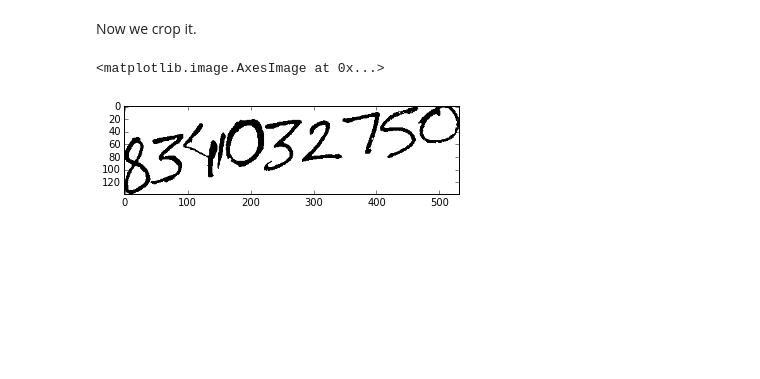
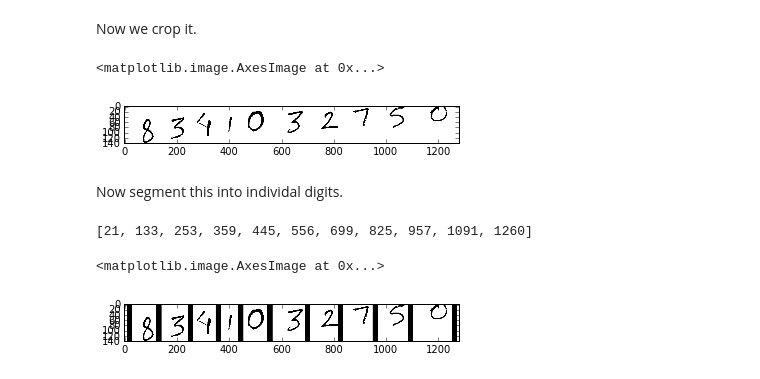
Before and after one commit to niraj-dudani/mnist-multiple-digits, a Jupyter notebook: code_snippets/digits-image-preprocessing-bounding-box.ipynb, the cells around one changed output. Saved outputs shown, nothing was run; the diff lists cells and outputs as text; code cells hidden in the pictures; blank space fills up the shorter version.

Commit message:
Extended jupyter notebook code snippets to segment cropped image into individual digits.

```diff
--- a/code_snippets/digits-image-preprocessing-bounding-box.ipynb
+++ b/code_snippets/digits-image-preprocessing-bounding-box.ipynb
@@ -61,8 +64,10 @@ plt.title('Thresholded image')
 # %% [markdown]
 Now we crop it.
 # %%
-I_cropped = I_thresholded[(1-I_thresholded).sum(axis=1)>0,:][:,(1-I_thresholded).sum(axis=0)>0]
+I_cropped = I_thresholded[(1-I_thresholded).sum(axis=1)>0,:]#[:,(1-I_thresholded).sum(axis=0)>0]
 plt.imshow(I_cropped, cmap='gray')
 # %% [output]
 <matplotlib.image.AxesImage at 0x...>
-[figure, old version]
+[figure, new version]
+# %% [markdown]
+Now segment this into individal digits.
@@ -68,0 +77,16 @@ plt.imshow(I_cropped, cmap='gray')
+# %%
+intensities_horz = I_cropped.sum(axis=0)
+# plt.plot(intensities_horz)
+peak_locs = sp.signal.find_peaks_cwt(intensities_horz,np.arange(20,70))
+print(peak_locs)
+# %% [output]
+[21, 133, 253, 359, 445, 556, 699, 825, 957, 1091, 1260]
+# %%
+# show the segmenting lines
+I_segmented = I_cropped.copy()
+for x in peak_locs:
+    I_segmented[:, x-10:x+10] = 0
+plt.imshow(I_segmented, cmap='gray')
+# %% [output]
+<matplotlib.image.AxesImage at 0x...>
+[figure, added]
```
Also changed, not shown: parts of 3 cells of this notebook, 1 other file.
